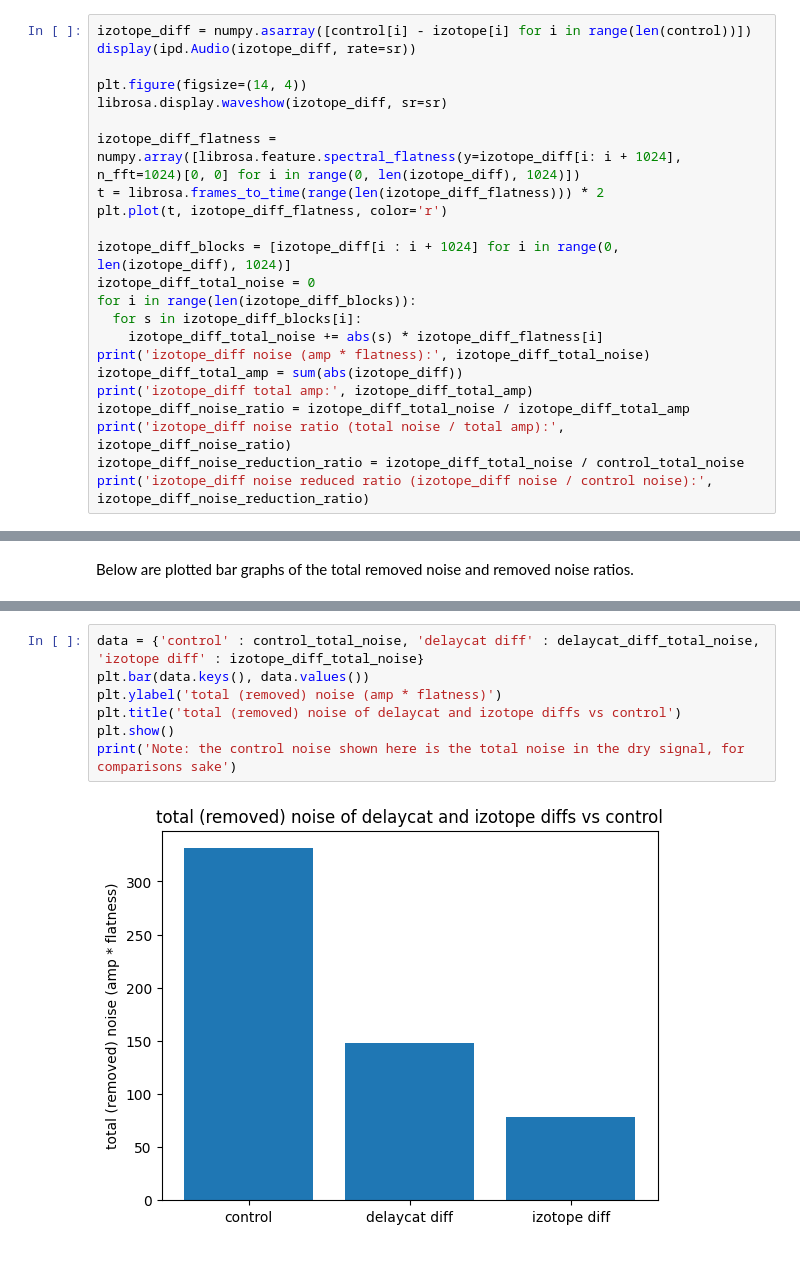
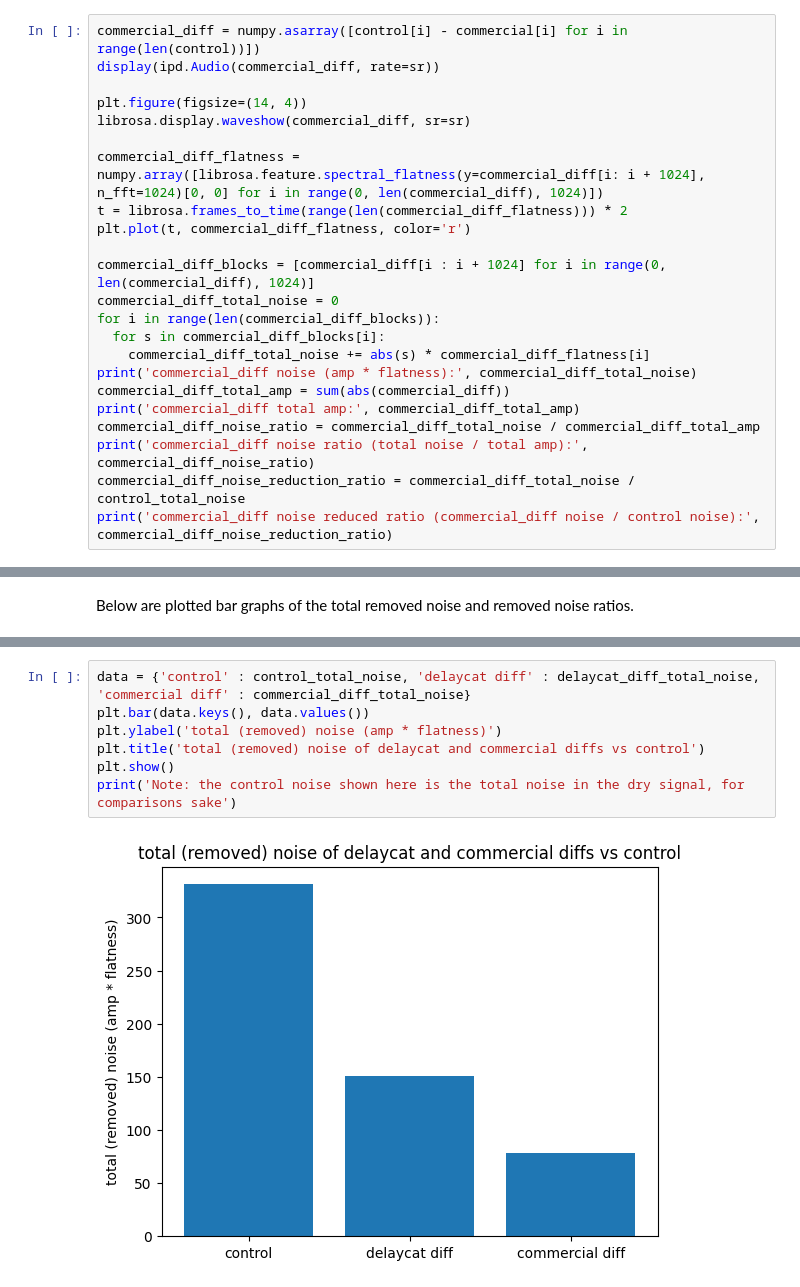
Before and after one commit to NiccoloAbate/DelayCat, a Jupyter notebook: experiments/De-Essing Experiment.ipynb, the cells around one changed output, grey strips where cells are left out. Cells and saved outputs as stored; diff of their text form.

```diff
--- a/experiments/De-Essing Experiment.ipynb
+++ b/experiments/De-Essing Experiment.ipynb
@@ -249,25 +249,25 @@ delaycat_diff noise reduced ratio (delaycat_diff noise / control noise): 0.44776
 # %%
-izotope_diff = numpy.asarray([control[i] - izotope[i] for i in range(len(control))])
-display(ipd.Audio(izotope_diff, rate=sr))
+commercial_diff = numpy.asarray([control[i] - commercial[i] for i in range(len(control))])
+display(ipd.Audio(commercial_diff, rate=sr))
 
 plt.figure(figsize=(14, 4))
-librosa.display.waveshow(izotope_diff, sr=sr)
+librosa.display.waveshow(commercial_diff, sr=sr)
 
-izotope_diff_flatness = numpy.array([librosa.feature.spectral_flatness(y=izotope_diff[i: i + 1024], n_fft=1024)[0, 0] for i in range(0, len(izotope_diff), 1024)])
-t = librosa.frames_to_time(range(len(izotope_diff_flatness))) * 2
-plt.plot(t, izotope_diff_flatness, color='r')
+commercial_diff_flatness = numpy.array([librosa.feature.spectral_flatness(y=commercial_diff[i: i + 1024], n_fft=1024)[0, 0] for i in range(0, len(commercial_diff), 1024)])
+t = librosa.frames_to_time(range(len(commercial_diff_flatness))) * 2
+plt.plot(t, commercial_diff_flatness, color='r')
 
-izotope_diff_blocks = [izotope_diff[i : i + 1024] for i in range(0, len(izotope_diff), 1024)]
-izotope_diff_total_noise = 0
-for i in range(len(izotope_diff_blocks)):
-  for s in izotope_diff_blocks[i]:
-    izotope_diff_total_noise += abs(s) * izotope_diff_flatness[i]
-print('izotope_diff noise (amp * flatness):', izotope_diff_total_noise)
-izotope_diff_total_amp = sum(abs(izotope_diff))
-print('izotope_diff total amp:', izotope_diff_total_amp)
-izotope_diff_noise_ratio = izotope_diff_total_noise / izotope_diff_total_amp
-print('izotope_diff noise ratio (total noise / total amp):',  izotope_diff_noise_ratio)
-izotope_diff_noise_reduction_ratio = izotope_diff_total_noise / control_total_noise
-print('izotope_diff noise reduced ratio (izotope_diff noise / control noise):', izotope_diff_noise_reduction_ratio)
+commercial_diff_blocks = [commercial_diff[i : i + 1024] for i in range(0, len(commercial_diff), 1024)]
+commercial_diff_total_noise = 0
+for i in range(len(commercial_diff_blocks)):
+  for s in commercial_diff_blocks[i]:
+    commercial_diff_total_noise += abs(s) * commercial_diff_flatness[i]
+print('commercial_diff noise (amp * flatness):', commercial_diff_total_noise)
+commercial_diff_total_amp = sum(abs(commercial_diff))
+print('commercial_diff total amp:', commercial_diff_total_amp)
+commercial_diff_noise_ratio = commercial_diff_total_noise / commercial_diff_total_amp
+print('commercial_diff noise ratio (total noise / total amp):',  commercial_diff_noise_ratio)
+commercial_diff_noise_reduction_ratio = commercial_diff_total_noise / control_total_noise
+print('commercial_diff noise reduced ratio (commercial_diff noise / control noise):', commercial_diff_noise_reduction_ratio)
 # %% [output]
 [interactive output not drawn]
@@ -283,11 +289,11 @@ Below are plotted bar graphs of the total removed noise and removed noise ratios
 # %%
-data = {'control' : control_total_noise, 'delaycat diff' : delaycat_diff_total_noise, 'izotope diff' : izotope_diff_total_noise}
+data = {'control' : control_total_noise, 'delaycat diff' : delaycat_diff_total_noise, 'commercial diff' : commercial_diff_total_noise}
 plt.bar(data.keys(), data.values())
 plt.ylabel('total (removed) noise (amp * flatness)')
-plt.title('total (removed) noise of delaycat and izotope diffs vs control')
+plt.title('total (removed) noise of delaycat and commercial diffs vs control')
 plt.show()
 print('Note: the control noise shown here is the total noise in the dry signal, for comparisons sake')
 # %% [output]
-[figure, old version]
+[figure, new version]
 Note: the control noise shown here is the total noise in the dry signal, for comparisons sake
 # %%
```
Also changed, not shown: parts of 25 cells of this notebook.
